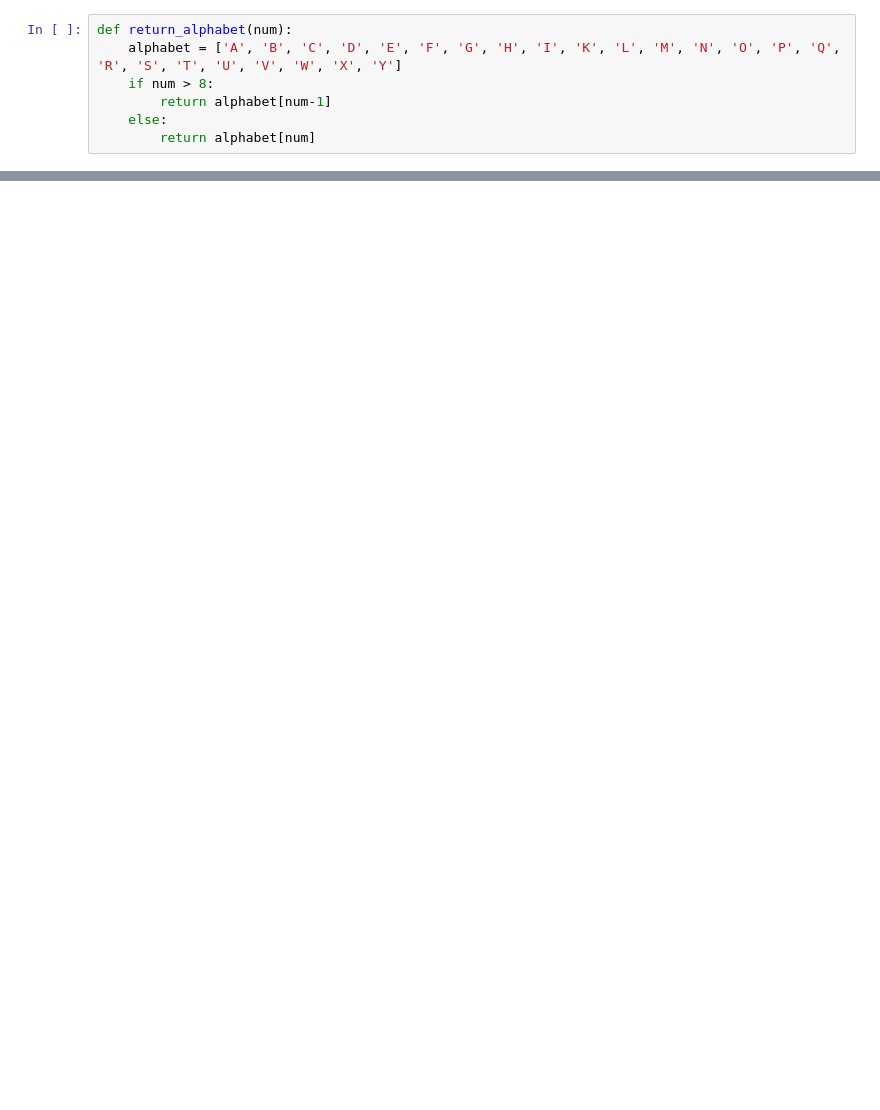
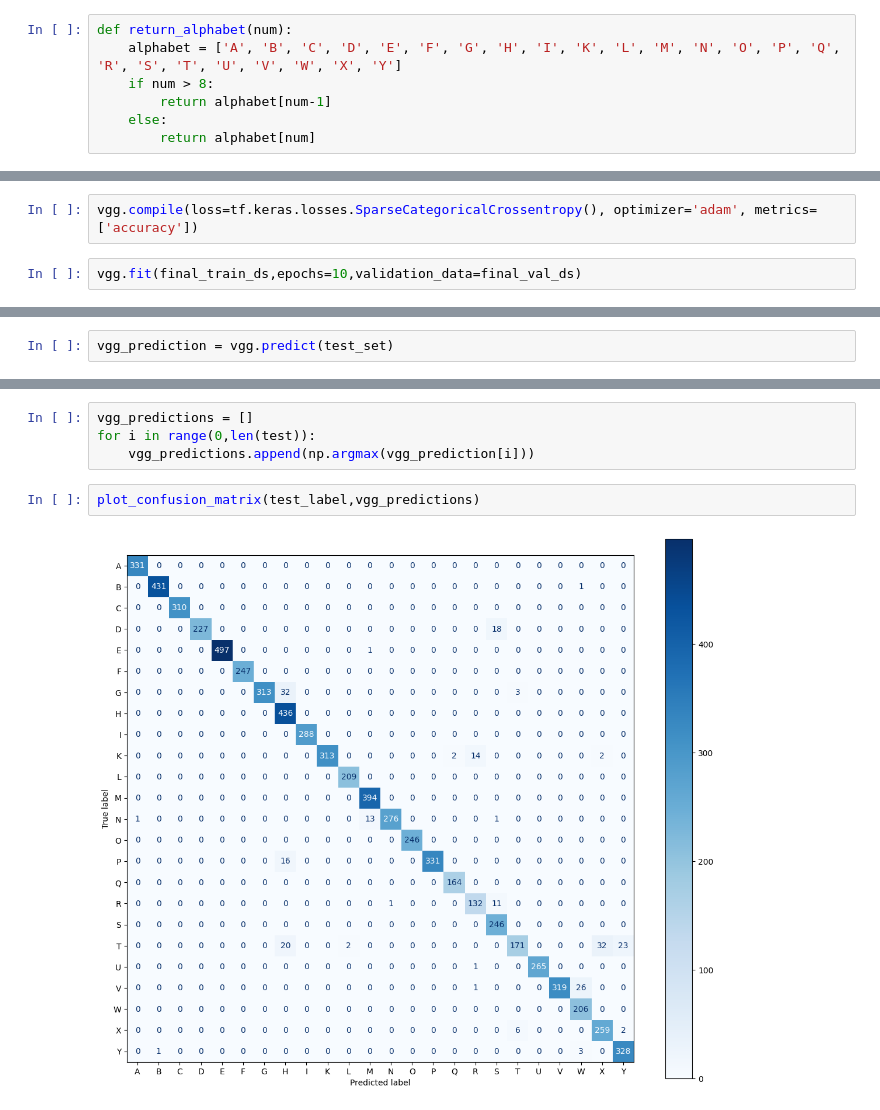
Before and after one commit to DuyAnh628/cnn_mnist, a Jupyter notebook: cnn.ipynb, the cells around one changed output, grey strips where cells are left out. Cells and saved outputs as stored; diff of their text form; blank space fills up the shorter version.

```diff
--- a/cnn.ipynb
+++ b/cnn.ipynb
@@ -256,0 +256,4 @@ np.int64(4)
+# %%
+vgg.compile(loss=tf.keras.losses.SparseCategoricalCrossentropy(), optimizer='adam', metrics=['accuracy'])
+# %%
+vgg.fit(final_train_ds,epochs=10,validation_data=final_val_ds)
@@ -256,0 +282,2 @@ np.int64(4)
+# %%
+vgg_prediction = vgg.predict(test_set)
@@ -256,0 +286,8 @@ np.int64(4)
+# %%
+vgg_predictions = []
+for i in range(0,len(test)):
+    vgg_predictions.append(np.argmax(vgg_prediction[i]))
+# %%
+plot_confusion_matrix(test_label,vgg_predictions)
+# %% [output]
+[figure, added]
```
Also changed, not shown: parts of 27 cells of this notebook.
